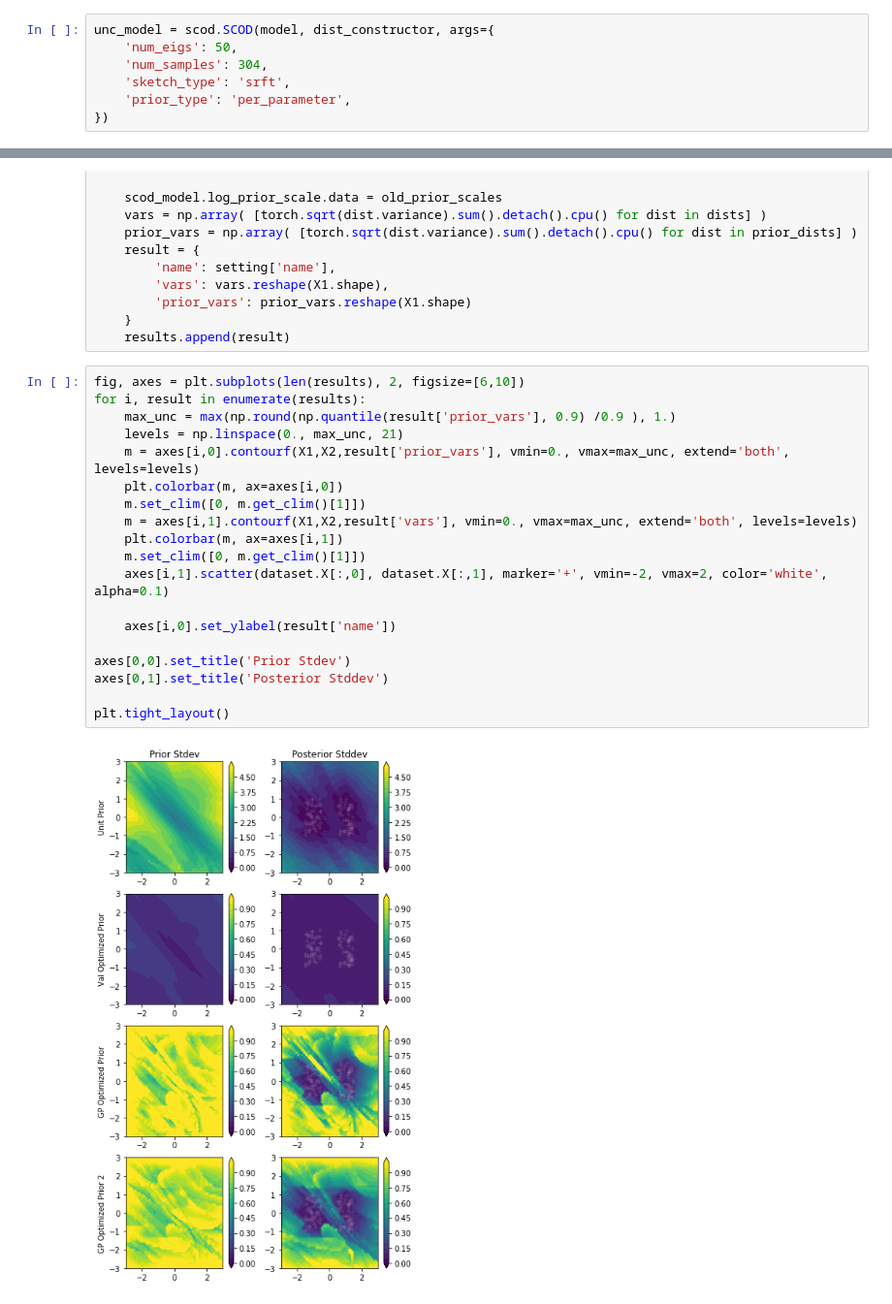
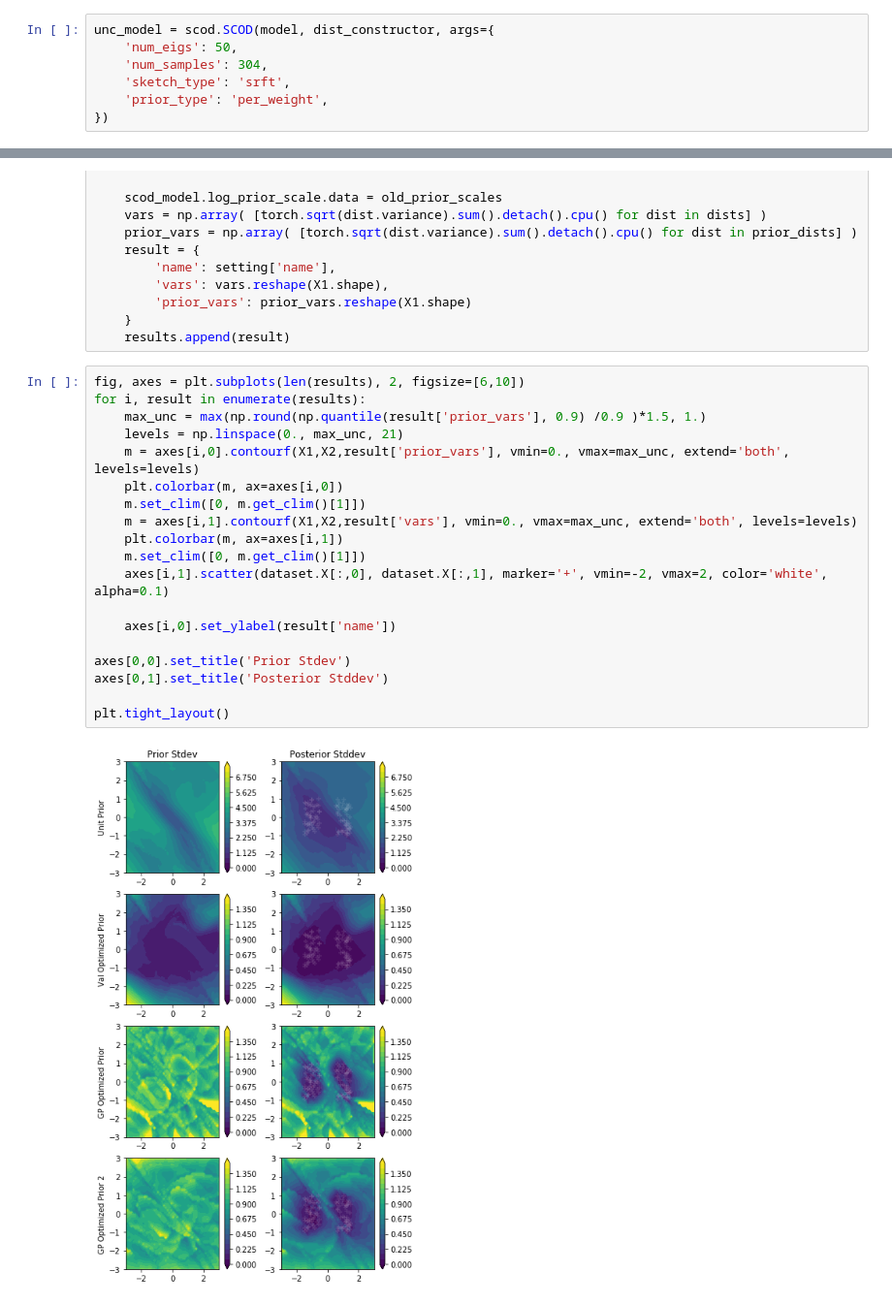
Before and after one commit to StanfordASL/scod-module, a Jupyter notebook: demos/2d_toy_example.ipynb, the cells around one changed output, grey strips where cells are left out. Shown at 97% size. Saved outputs shown, nothing was run; the diff lists cells and outputs as text.

```diff
--- a/demos/2d_toy_example.ipynb
+++ b/demos/2d_toy_example.ipynb
@@ -131,7 +128,7 @@ unc_model = scod.SCOD(model, dist_constructor, args={
     'num_eigs': 50,
     'num_samples': 304,
     'sketch_type': 'srft',
-    'prior_type': 'per_parameter',
+    'prior_type': 'per_weight',
 })
 # %% [output]
 Weight space dimension: 8.577e+03
@@ -281,24 +278,24 @@ for setting in settings:
 # %%
 fig, axes = plt.subplots(len(results), 2, figsize=[6,10])
 for i, result in enumerate(results):
-    max_unc = max(np.round(np.quantile(result['prior_vars'], 0.9) /0.9 ), 1.)
+    max_unc = max(np.round(np.quantile(result['prior_vars'], 0.9) /0.9 )*1.5, 1.)
     levels = np.linspace(0., max_unc, 21)
     m = axes[i,0].contourf(X1,X2,result['prior_vars'], vmin=0., vmax=max_unc, extend='both', levels=levels)
     plt.colorbar(m, ax=axes[i,0])
     m.set_clim([0, m.get_clim()[1]])
     m = axes[i,1].contourf(X1,X2,result['vars'], vmin=0., vmax=max_unc, extend='both', levels=levels)
     plt.colorbar(m, ax=axes[i,1])
     m.set_clim([0, m.get_clim()[1]])
     axes[i,1].scatter(dataset.X[:,0], dataset.X[:,1], marker='+', vmin=-2, vmax=2, color='white', alpha=0.1)
 
     axes[i,0].set_ylabel(result['name'])
 
 axes[0,0].set_title('Prior Stdev')
 axes[0,1].set_title('Posterior Stddev')
 
 plt.tight_layout()
 # %% [output]
-[figure, old version]
+[figure, new version]
 # %%
 fig, axes = plt.subplots(len(settings),1, sharex=True)
 
```
Also changed, not shown: parts of 8 cells of this notebook, 5 other files.
